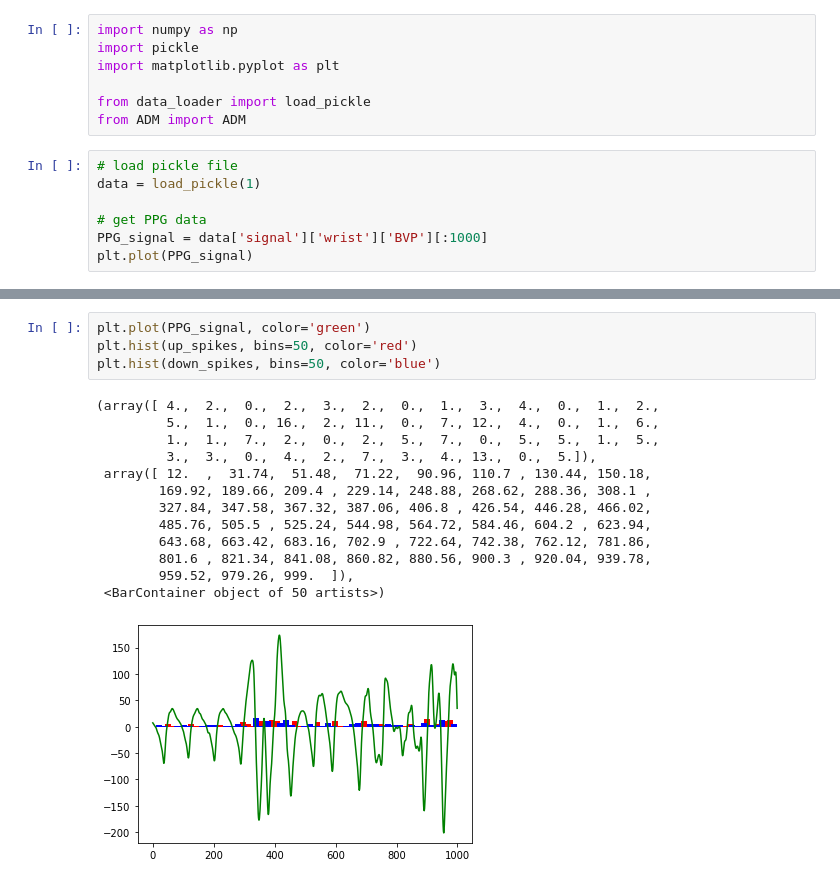
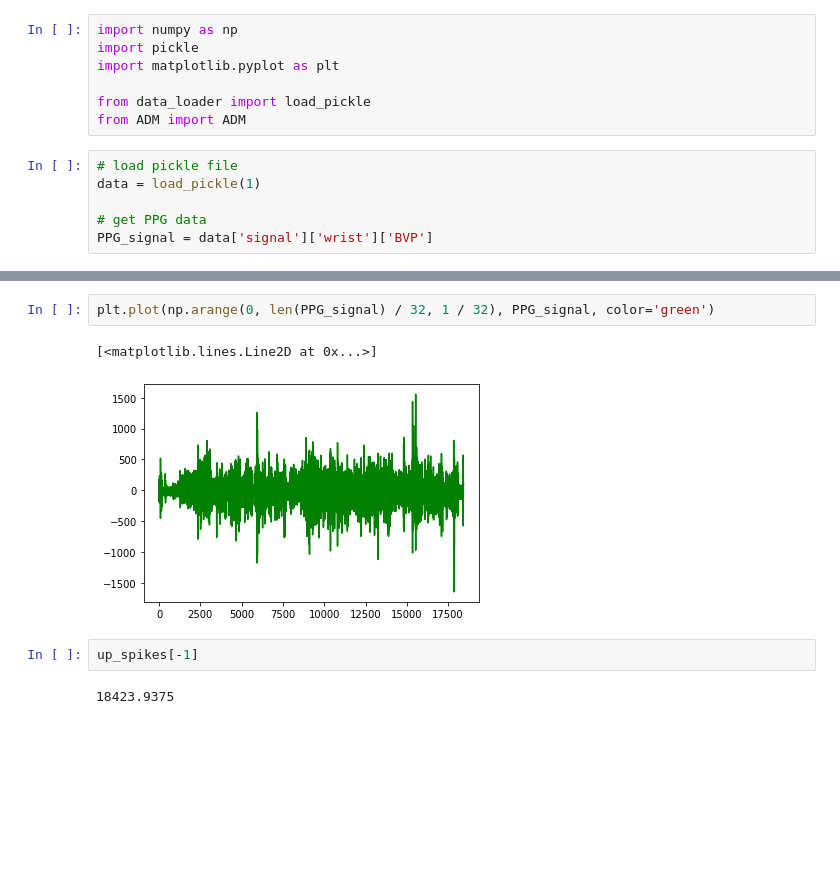
Before and after one commit to pennfranc/adm-ppg-analysis, a Jupyter notebook: test_ADM.ipynb, the cells around one changed output, grey strips where cells are left out. Cells and saved outputs as stored; diff of their text form; blank space fills up the shorter version.

```diff
--- a/test_ADM.ipynb
+++ b/test_ADM.ipynb
@@ -10,5 +10,4 @@ from ADM import ADM
 data = load_pickle(1)
 
 # get PPG data
-PPG_signal = data['signal']['wrist']['BVP'][:1000]
-plt.plot(PPG_signal)
+PPG_signal = data['signal']['wrist']['BVP']
@@ -44,18 +27,9 @@ up_spikes, down_spikes = ADM(
 # %%
-plt.plot(PPG_signal, color='green')
-plt.hist(up_spikes, bins=50, color='red')
-plt.hist(down_spikes, bins=50, color='blue')
+plt.plot(np.arange(0, len(PPG_signal) / 32, 1 / 32), PPG_signal, color='green')
 # %% [output]
-(array([ 4.,  2.,  0.,  2.,  3.,  2.,  0.,  1.,  3.,  4.,  0.,  1.,  2.,
-         5.,  1.,  0., 16.,  2., 11.,  0.,  7., 12.,  4.,  0.,  1.,  6.,
-         1.,  1.,  7.,  2.,  0.,  2.,  5.,  7.,  0.,  5.,  5.,  1.,  5.,
-         3.,  3.,  0.,  4.,  2.,  7.,  3.,  4., 13.,  0.,  5.]),
- array([ 12.  ,  31.74,  51.48,  71.22,  90.96, 110.7 , 130.44, 150.18,
-        169.92, 189.66, 209.4 , 229.14, 248.88, 268.62, 288.36, 308.1 ,
-        327.84, 347.58, 367.32, 387.06, 406.8 , 426.54, 446.28, 466.02,
-        485.76, 505.5 , 525.24, 544.98, 564.72, 584.46, 604.2 , 623.94,
-        643.68, 663.42, 683.16, 702.9 , 722.64, 742.38, 762.12, 781.86,
-        801.6 , 821.34, 841.08, 860.82, 880.56, 900.3 , 920.04, 939.78,
-        959.52, 979.26, 999.  ]),
- <BarContainer object of 50 artists>)
+[<matplotlib.lines.Line2D at 0x...>]
-[figure, old version]
+[figure, new version]
+# %%
+up_spikes[-1]
+# %% [output]
+18423.9375
```
Also changed, not shown: parts of 4 cells of this notebook, 3 other files.
